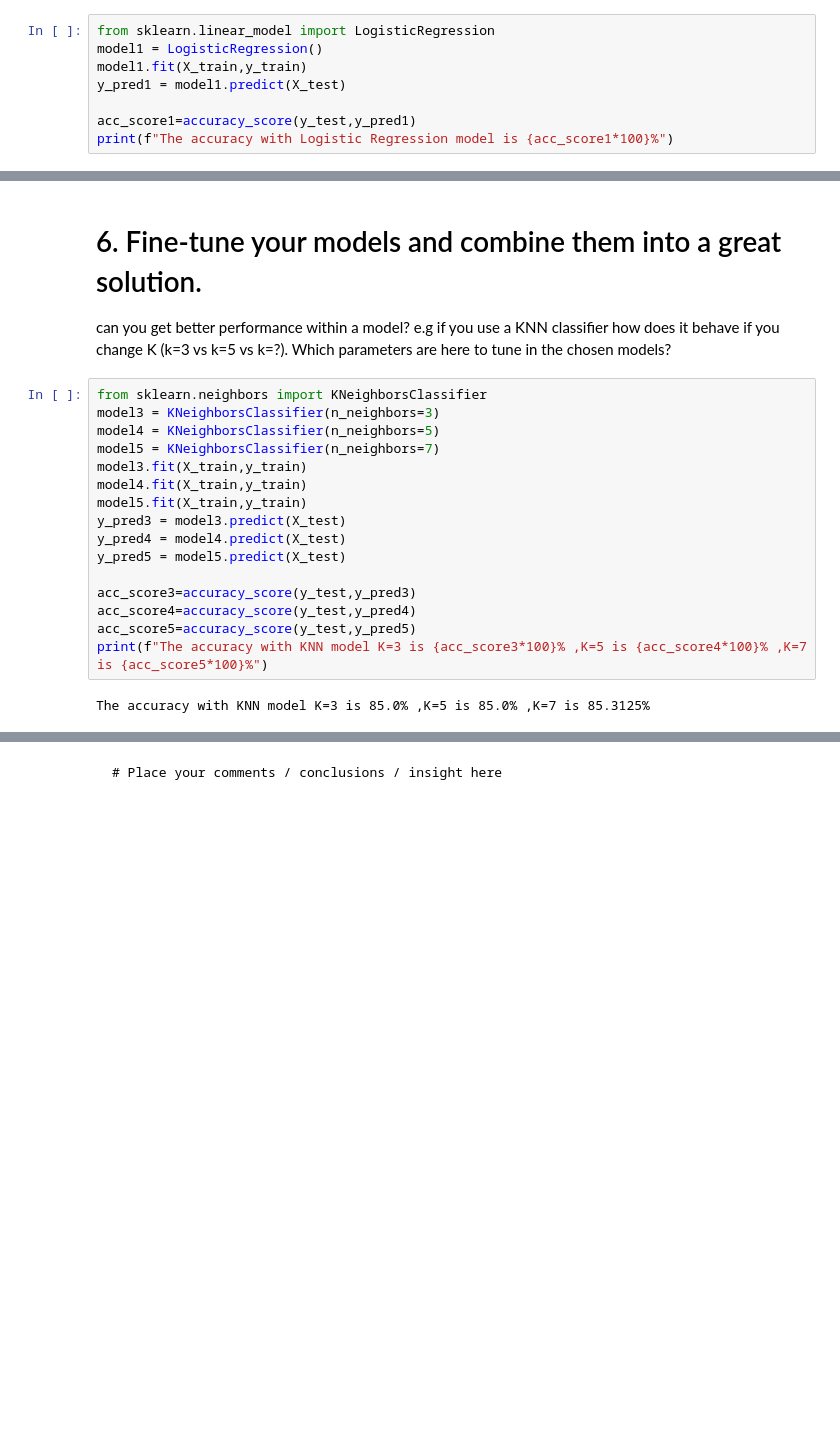
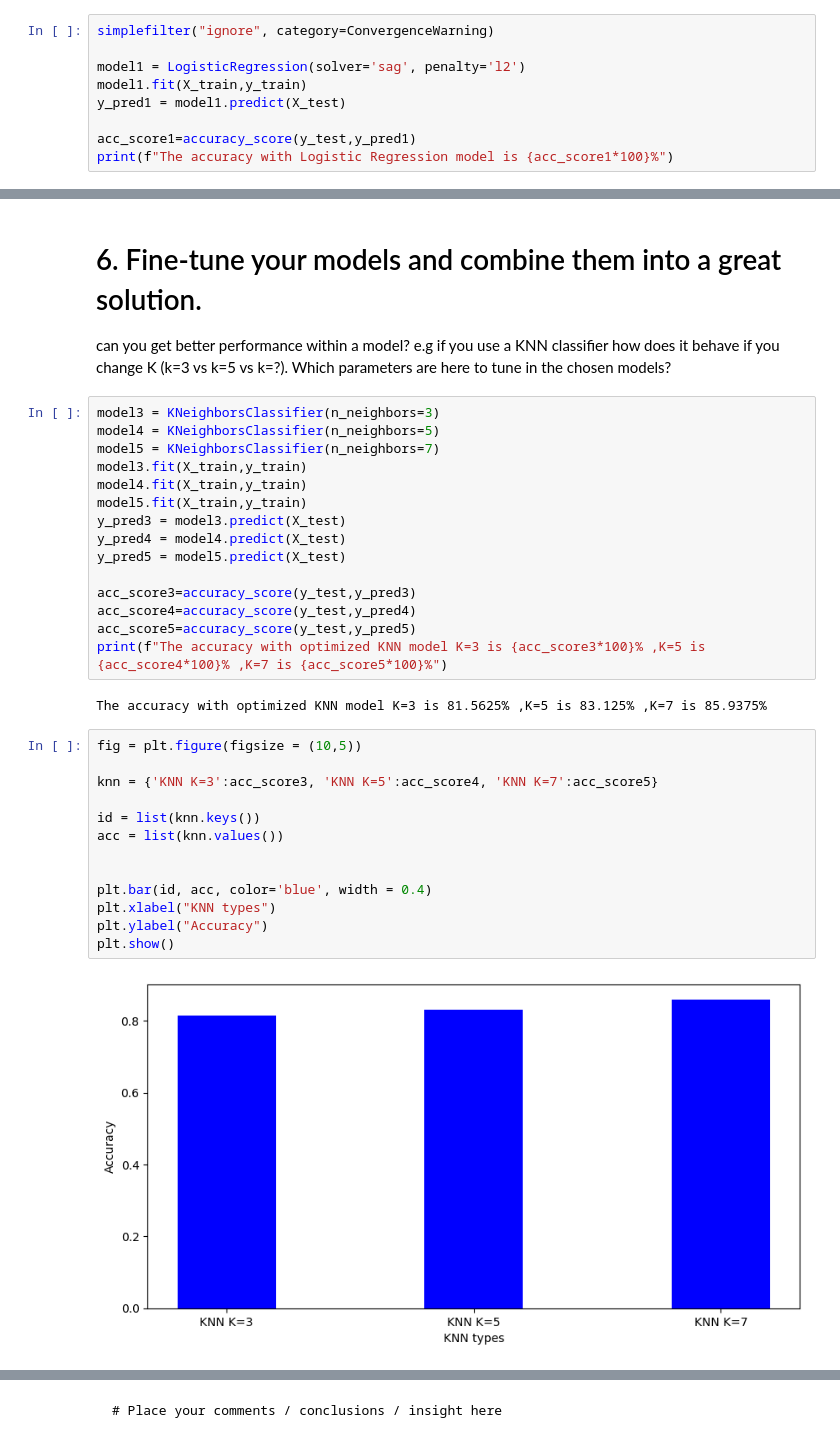
Before and after one commit to yannick1203/AIS_Group2, a Jupyter notebook: Assignment1/Code/PartA/Assignment1_PART_A.ipynb, the cells around one changed output, grey strips where cells are left out. Saved outputs shown, nothing was run; the diff lists cells and outputs as text; blank space fills up the shorter version.

```diff
--- a/Assignment1/Code/PartA/Assignment1_PART_A.ipynb
+++ b/Assignment1/Code/PartA/Assignment1_PART_A.ipynb
@@ -356,6 +351,7 @@ The accuracy with Random Forest Classifier is 90.9375%
 # %%
-from sklearn.linear_model import LogisticRegression
-model1 = LogisticRegression()
+simplefilter("ignore", category=ConvergenceWarning)
+
+model1 = LogisticRegression(solver='sag', penalty='l2')
 model1.fit(X_train,y_train)
 y_pred1 = model1.predict(X_test)
 
@@ -385,7 +373,6 @@ The accuracy with KNN model is 85.0%
 
 can you get better performance within a model? e.g if you use a KNN classifier how does it behave if you change K (k=3 vs k=5 vs k=?). Which parameters are here to tune in the chosen models?
 # %%
-from sklearn.neighbors import KNeighborsClassifier
 model3 = KNeighborsClassifier(n_neighbors=3)
 model4 = KNeighborsClassifier(n_neighbors=5)
 model5 = KNeighborsClassifier(n_neighbors=7)
@@ -399,9 +386,24 @@ y_pred5 = model5.predict(X_test)
 acc_score3=accuracy_score(y_test,y_pred3)
 acc_score4=accuracy_score(y_test,y_pred4)
 acc_score5=accuracy_score(y_test,y_pred5)
-print(f"The accuracy with KNN model K=3 is {acc_score3*100}% ,K=5 is {acc_score4*100}% ,K=7 is {acc_score5*100}%")
+print(f"The accuracy with optimized KNN model K=3 is {acc_score3*100}% ,K=5 is {acc_score4*100}% ,K=7 is {acc_score5*100}%")
 # %% [output]
-The accuracy with KNN model K=3 is 85.0% ,K=5 is 85.0% ,K=7 is 85.3125%
+The accuracy with optimized KNN model K=3 is 81.5625% ,K=5 is 83.125% ,K=7 is 85.9375%
+# %%
+fig = plt.figure(figsize = (10,5))
+
+knn = {'KNN K=3':acc_score3, 'KNN K=5':acc_score4, 'KNN K=7':acc_score5}
+
+id = list(knn.keys())
+acc = list(knn.values())
+
+
+plt.bar(id, acc, color='blue', width = 0.4)
+plt.xlabel("KNN types")
+plt.ylabel("Accuracy")
+plt.show()
+# %% [output]
+[figure, added]
 # %%
 RFCmodel2 = RandomForestClassifier(max_depth=15, random_state=1)#15
 RFCmodel2.fit(X_train, y_train)
```
Also changed, not shown: parts of 23 cells of this notebook.
